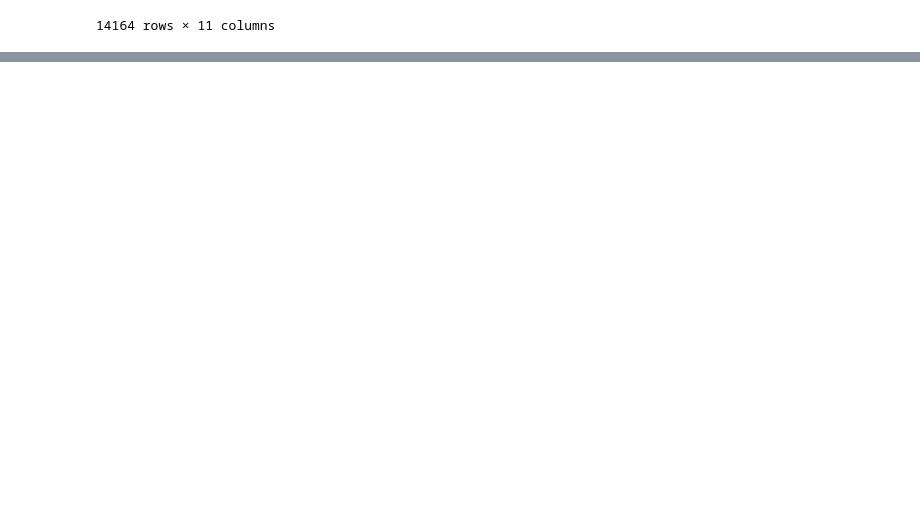
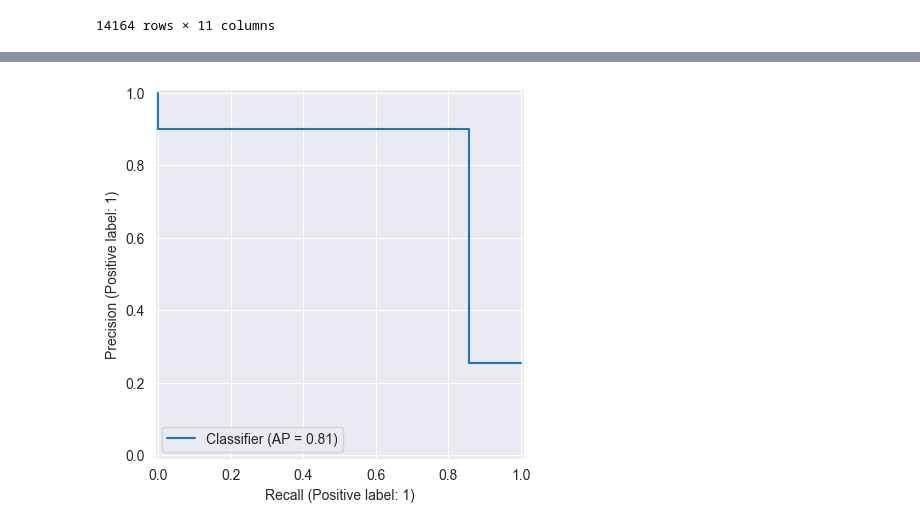
Before and after one commit to lopataa/qspr-qsar-explainability, a Jupyter notebook: qsar/xgboost.ipynb, the cells around one changed output, grey strips where cells are left out. Cells and saved outputs as stored; diff of their text form; code cells hidden in the pictures; blank space fills up the shorter version.

```diff
--- a/qsar/xgboost.ipynb
+++ b/qsar/xgboost.ipynb
@@ -162,0 +268,7 @@ plt.show()
+# %%
+from sklearn.metrics import PrecisionRecallDisplay
+
+PrecisionRecallDisplay.from_predictions(y_test[:,0], y_pred_prob_matrix[:,0])
+plt.show()
+# %% [output]
+[figure, added]
```
Also changed, not shown: parts of 14 cells of this notebook, 11 other files.
